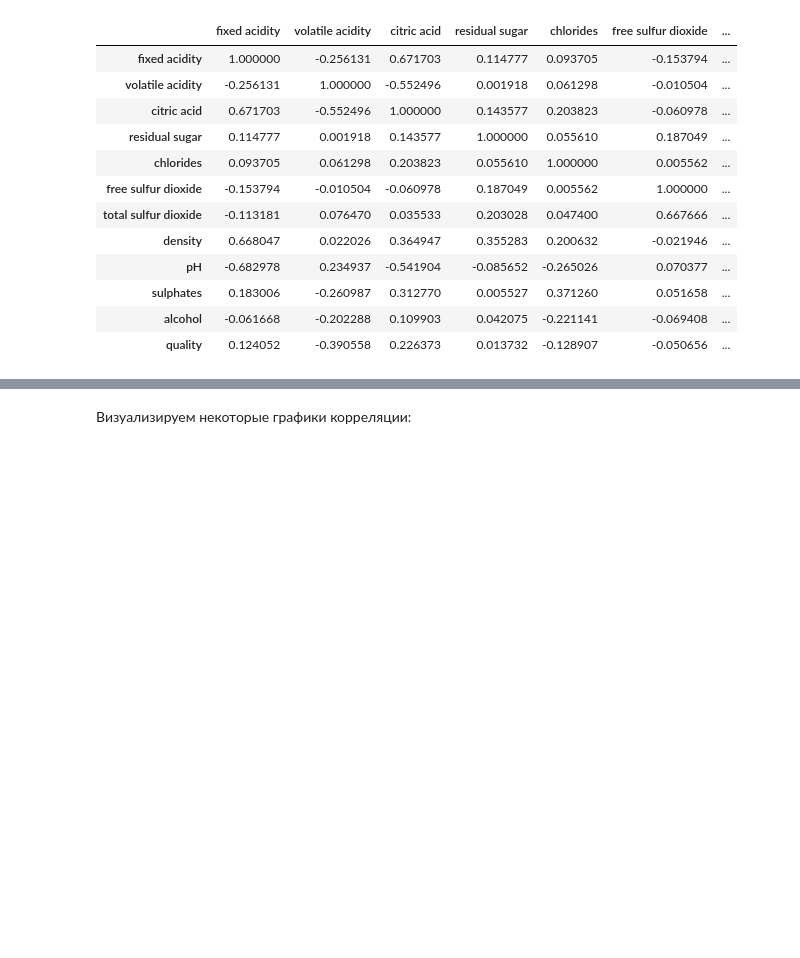
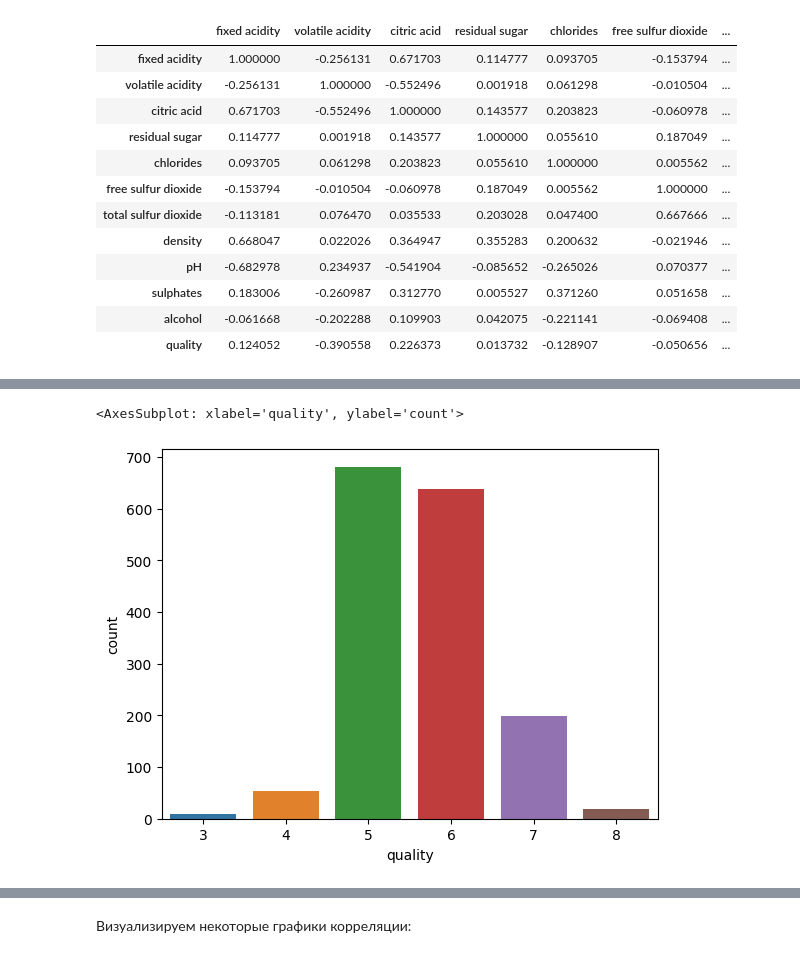
Before and after one commit to KutuevR/Machine_learning_2022, a Jupyter notebook: RedWineQuality.ipynb, the cells around one changed output, grey strips where cells are left out. Saved outputs shown, nothing was run; the diff lists cells and outputs as text; code cells hidden in the pictures; blank space fills up the shorter version.

```diff
--- a/RedWineQuality.ipynb
+++ b/RedWineQuality.ipynb
@@ -204,0 +212,5 @@ Requirement already satisfied: six>=1.5 in /usr/local/lib/python3.7/dist-package
+# %%
+sns.countplot(x='quality',data=data)
+# %% [output]
+<AxesSubplot: xlabel='quality', ylabel='count'>
+[figure, added]
```
Also changed, not shown: parts of 55 cells of this notebook.
